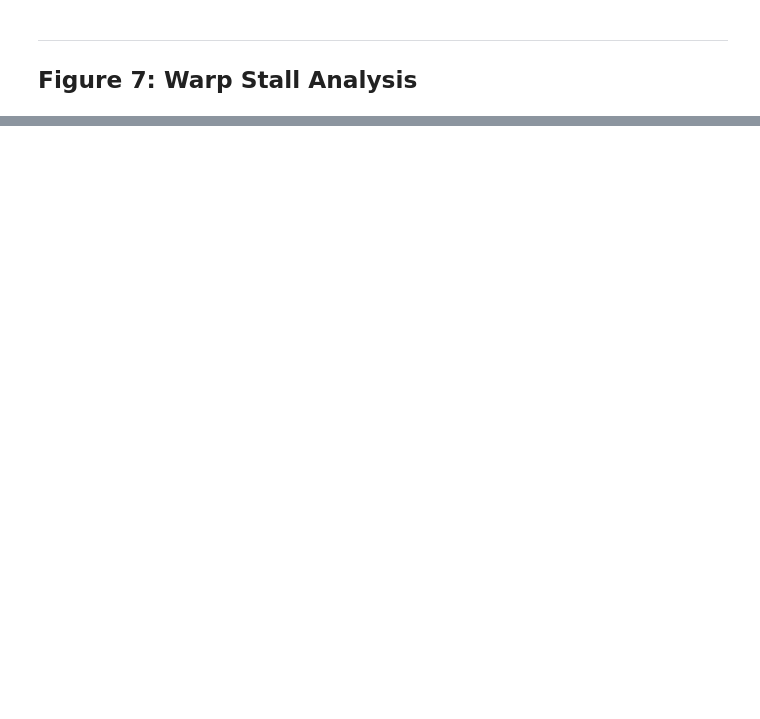
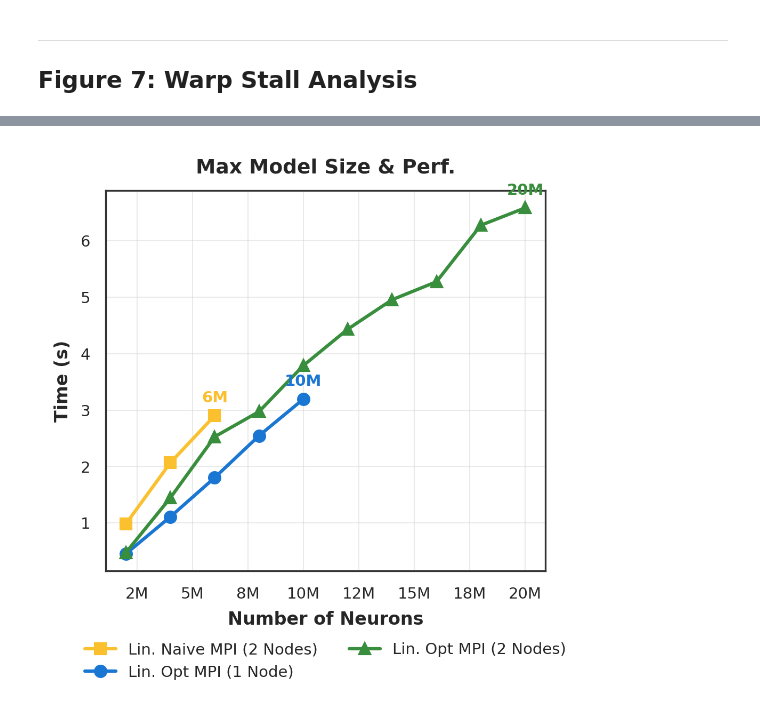
Before and after one commit to LipatJob/distributed-snp, a Jupyter notebook: paper_analysis_improved.ipynb, the cells around one changed output, grey strips where cells are left out. Cells and saved outputs as stored; diff of their text form; code cells hidden in the pictures; blank space fills up the shorter version.

```diff
--- a/paper_analysis_improved.ipynb
+++ b/paper_analysis_improved.ipynb
@@ -967,3 +971,103 @@ else:
+# %%
+# ==================== FIGURE 8: BIG DATA BENCHMARK ====================
+
+from matplotlib.ticker import FuncFormatter
+
+bigdata_files = [
+    {
+        'path': Path('bigdata/results/naive-mpi-2-nodes.csv'),
+        'label': 'Lin. Naive MPI (2 Nodes)',
+        'color': IMPL_COLORS['naive-cuda-mpi:linear'],
+        'marker': 's'
+    },
+    {
+        'path': Path('bigdata/results/optimized-mpi-1-node.csv'),
+        'label': 'Lin. Opt MPI (1 Node)',
+        'color': IMPL_COLORS['optimized-cuda'],
+        'marker': 'o'
+    },
+    {
+        'path': Path('bigdata/results/optimized-mpi-2-nodes.csv'),
+        'label': 'Lin. Opt MPI (2 Nodes)',
+        'color': IMPL_COLORS['optimized-cuda-mpi:linear'],
+        'marker': '^'
+    }
+]
+
+bigdata_dfs = []
+
+for item in bigdata_files:
+    if item['path'].exists():
+        try:
+            df_bd = pd.read_csv(item['path'])
+            # Normalize column names
+            df_bd.columns = [c.lower().strip() for c in df_bd.columns]
+
+            # Ensure 'neurons' and 'total_time_s' exist
+            if 'neurons' in df_bd.columns and 'total_time_s' in df_bd.columns:
+                df_bd['Implementation'] = item['label']
+                df_bd['Color'] = item['color']
+                df_bd['Marker'] = item['marker']
+                bigdata_dfs.append(df_bd)
+        except Exception as e:
+            print(f"Error loading {item['path']}: {e}")
+    else:
+        print(f"Warning: {item['path']} does not exist")
+
+if bigdata_dfs:
+    df_bigdata = pd.concat(bigdata_dfs, ignore_index=True)
+
+    # Save processed data
+    df_bigdata.to_csv('paper_figs/fig8_bigdata.csv', index=False)
+
+    # Create Figure - SINGLE COLUMN
+    fig, ax = plt.subplots(figsize=(SINGLE_COL_WIDTH, 3 * CHART_HEIGHT_SCALE))
+
+    # Custom formatter for millions
+    def millions(x, pos):
+        return '%1.0fM' % (x * 1e-6)
+
+    for label in df_bigdata['Implementation'].unique():
+        subset = df_bigdata[df_bigdata['Implementation'] == label]
+        # Find metadata safely
+        meta = next((item for item in bigdata_files if item['label'] == label), None)
+        if not meta: continue
+
+        # Sort by neurons
+        subset = subset.sort_values('neurons')
+
+        ax.plot(subset['neurons'], subset['total_time_s'],
+               label=label, color=meta['color'], marker=meta['marker'],
+               linewidth=1.5, markersize=5)
+
+        # Annotate max size achieved
+        max_pt = subset.iloc[-1]
+        ax.annotate(f"{max_pt['neurons']/1e6:.0f}M",
+                   (max_pt['neurons'], max_pt['total_time_s']),
+                   xytext=(0, 6), textcoords='offset points', ha='center',
+                   fontsize=7, fontweight='bold', color=meta['color'])
+
+    ax.set_xlabel('Number of Neurons', fontweight='bold')
+    ax.set_ylabel('Time (s)', fontweight='bold')
+    ax.set_title('Max Model Size & Perf.', pad=8, fontweight='bold')
+
+    # Formatting
+    ax.set_xscale('linear')
+    ax.xaxis.set_major_formatter(FuncFormatter(millions))
+
+    ax.grid(True, which='major', alpha=0.4, linestyle='-')
+
+    # Legend - Stack vertically for single column
+    ax.legend(bbox_to_anchor=(0.5, -0.15), loc='upper center', frameon=False, ncol=2)
+
+    plt.tight_layout()
+    plt.savefig('paper_figs/fig8_bigdata.png', bbox_inches='tight', dpi=300)
+    plt.show()
+
+else:
+    print("No big data results found.")
+# %% [output]
+[figure, added]
 # %% [markdown]
 ---
 ## Summary
```
Also changed, not shown: parts of 9 cells of this notebook, 3 other files.
